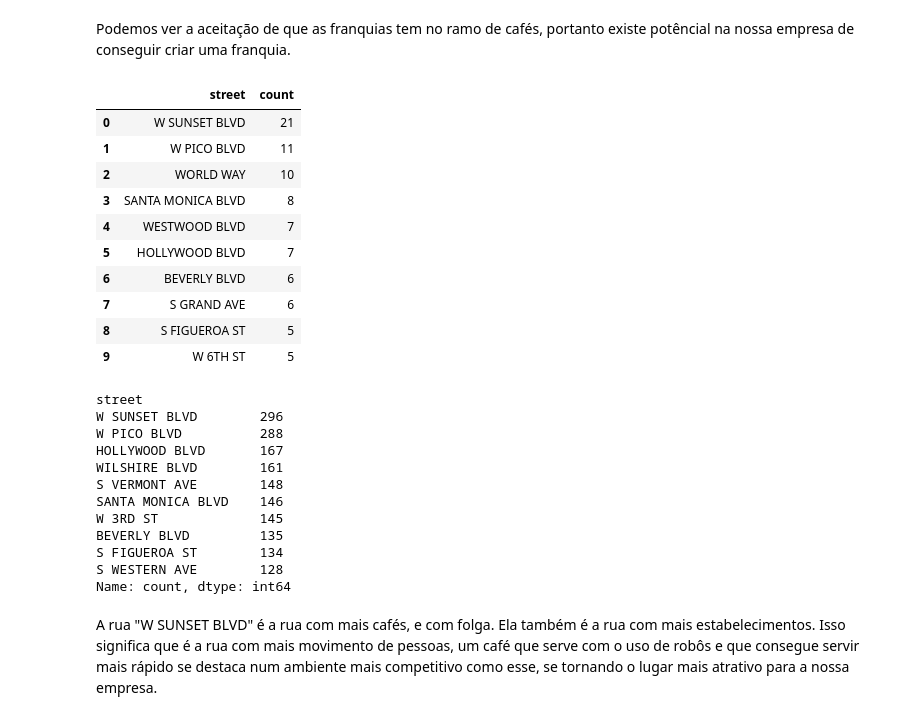
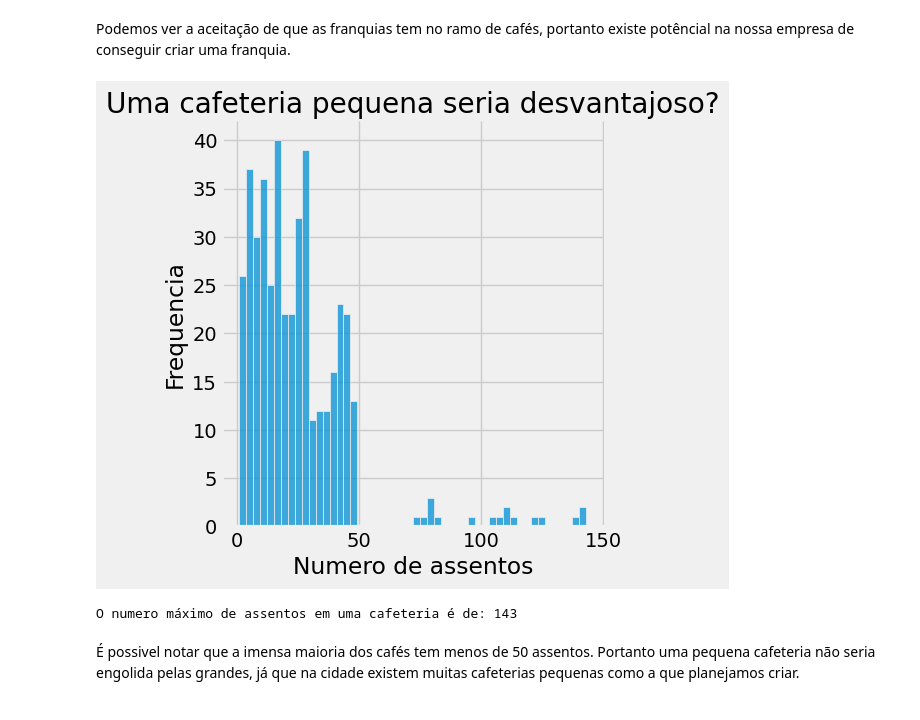
Before and after one commit to gustavoquareli/projeto_S10, a Jupyter notebook: notebook.ipynb, the cells around one changed output. Saved outputs shown, nothing was run; the diff lists cells and outputs as text; code cells hidden in the pictures.

```diff
--- a/notebook.ipynb
+++ b/notebook.ipynb
@@ -243,39 +266,16 @@ fig.update_layout(
 fig.show()
 # %% [markdown]
 Podemos ver a aceitação de que as franquias tem no ramo de cafés, portanto existe potêncial na nossa empresa de conseguir criar uma franquia.
-# %%
-#filtrando ruas com mais de um café
-filtered_cafe = cafe['street'].value_counts()[cafe['street'].value_counts()>3].reset_index()
-filtered_cafe = filtered_cafe.head(10)
-filtered_cafe
-# %% [output]
-|  | street | count |
-| 0 | W SUNSET BLVD | 21 |
-| 1 | W PICO BLVD | 11 |
-| 2 | WORLD WAY | 10 |
-| 3 | SANTA MONICA BLVD | 8 |
-| 4 | WESTWOOD BLVD | 7 |
-| 5 | HOLLYWOOD BLVD | 7 |
-| 6 | BEVERLY BLVD | 6 |
-| 7 | S GRAND AVE | 6 |
-| 8 | S FIGUEROA ST | 5 |
-| 9 | W 6TH ST | 5 |
-# %%
-best_street_to_eat
-# %% [output]
-street
-W SUNSET BLVD        296
-W PICO BLVD          288
-HOLLYWOOD BLVD       167
-WILSHIRE BLVD        161
-S VERMONT AVE        148
-SANTA MONICA BLVD    146
-W 3RD ST             145
-BEVERLY BLVD         135
-S FIGUEROA ST        134
-S WESTERN AVE        128
-Name: count, dtype: int64
-# %% [markdown]
-A rua "W SUNSET BLVD" é a rua com mais cafés, e com folga.
-Ela também é a rua com mais estabelecimentos.
-Isso significa que é a rua com mais movimento de pessoas, um café que serve com o uso de robôs e que consegue servir mais rápido se destaca num ambiente mais competitivo como esse, se tornando o lugar mais atrativo para a nossa empresa.
+# %%
+sns.displot(data=cafe, x='number', bins=50)
+plt.title("Uma cafeteria pequena seria desvantajoso?")
+plt.xlabel("Numero de assentos")
+plt.ylabel("Frequencia")
+plt.show()
+
+print("O numero máximo de assentos em uma cafeteria é de:",cafe['number'].max())
+# %% [output]
+[figure, added]
+O numero máximo de assentos em uma cafeteria é de: 143
+# %% [markdown]
+É possivel notar que a imensa maioria dos cafés tem menos de 50 assentos. Portanto uma pequena cafeteria não seria engolida pelas grandes, já que na cidade existem muitas cafeterias pequenas como a que planejamos criar.
```
Also changed, not shown: parts of 13 cells of this notebook, 3 other files.
